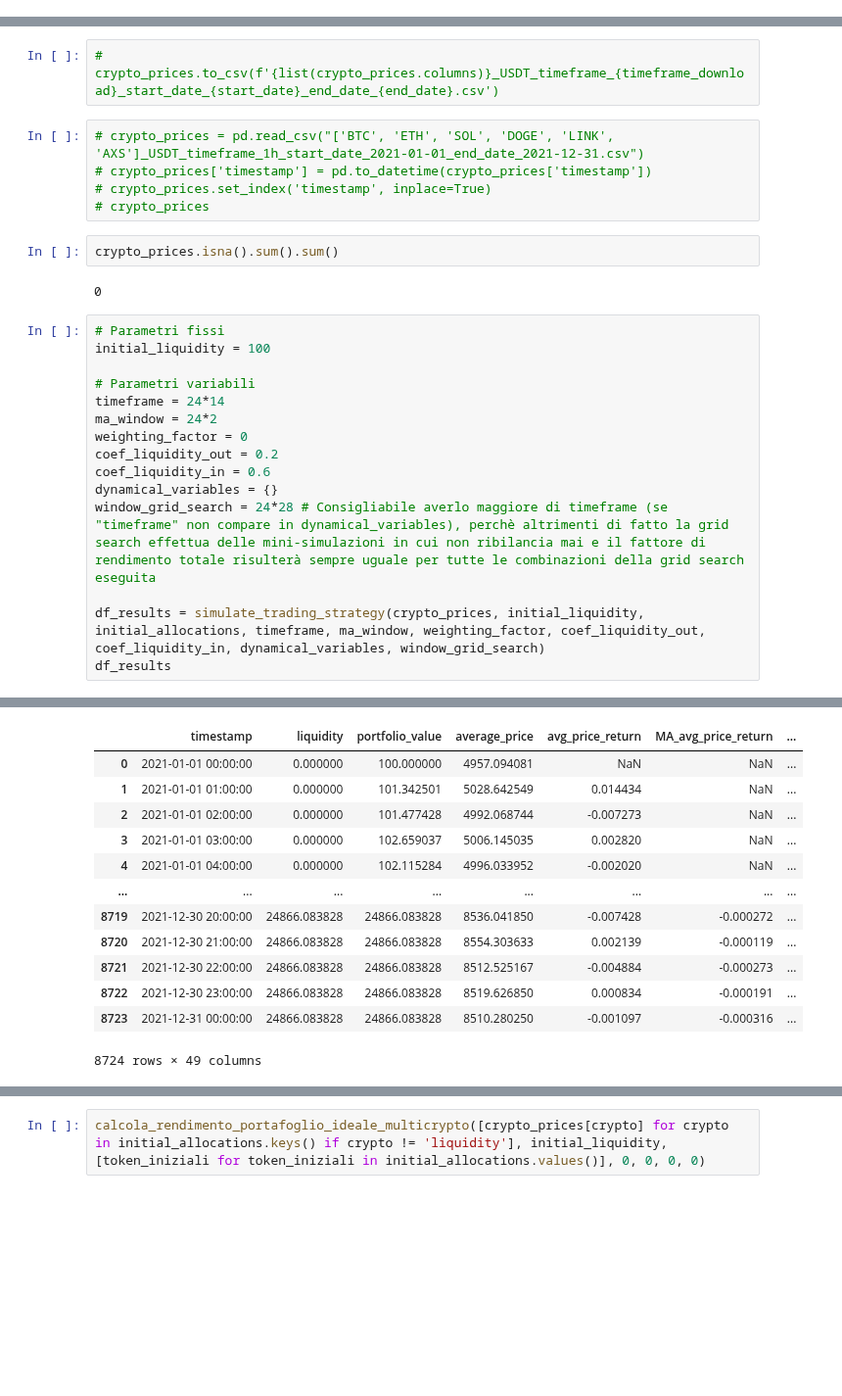
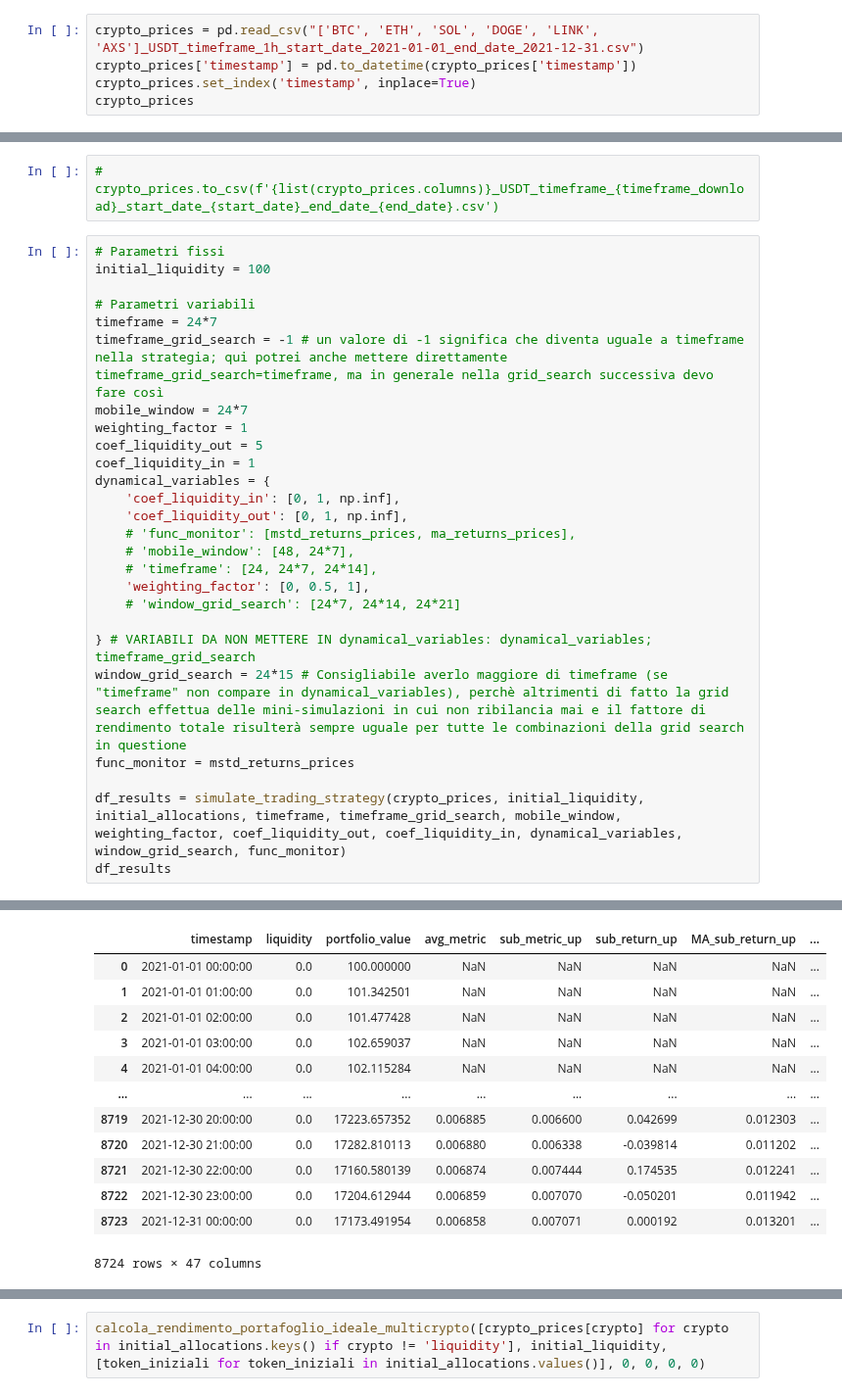
Before and after one commit to AleImbri/Crypto-strategies-simulations, a Jupyter notebook: Rotazione multi-asset con medie mobili.ipynb, the cells around one changed output, grey strips where cells are left out. Shown at 98% size. Drawn from its saved outputs; the diff is of its cells as text; blank space fills up the shorter version.

Commit message:
Aggiunto parametro timeframe_grid_search

```diff
--- a/Rotazione multi-asset con medie mobili.ipynb
+++ b/Rotazione multi-asset con medie mobili.ipynb
@@ -889,0 +1063,5 @@ crypto_prices
+# %%
+crypto_prices = pd.read_csv("['BTC', 'ETH', 'SOL', 'DOGE', 'LINK', 'AXS']_USDT_timeframe_1h_start_date_2021-01-01_end_date_2021-12-31.csv")
+crypto_prices['timestamp'] = pd.to_datetime(crypto_prices['timestamp'])
+crypto_prices.set_index('timestamp', inplace=True)
+crypto_prices
@@ -921,28 +1114,30 @@ plt.show()
 [figure]
 # %%
 # crypto_prices.to_csv(f'{list(crypto_prices.columns)}_USDT_timeframe_{timeframe_download}_start_date_{start_date}_end_date_{end_date}.csv')
-# %%
-# crypto_prices = pd.read_csv("['BTC', 'ETH', 'SOL', 'DOGE', 'LINK', 'AXS']_USDT_timeframe_1h_start_date_2021-01-01_end_date_2021-12-31.csv")
-# crypto_prices['timestamp'] = pd.to_datetime(crypto_prices['timestamp'])
-# crypto_prices.set_index('timestamp', inplace=True)
-# crypto_prices
-# %%
-crypto_prices.isna().sum().sum()
-# %% [output]
-0
 # %%
 # Parametri fissi
 initial_liquidity = 100
 
 # Parametri variabili
-timeframe = 24*14
-ma_window = 24*2
-weighting_factor = 0
-coef_liquidity_out = 0.2
-coef_liquidity_in = 0.6
-dynamical_variables = {}
-window_grid_search = 24*28 # Consigliabile averlo maggiore di timeframe (se "timeframe" non compare in dynamical_variables), perchè altrimenti di fatto la grid search effettua delle mini-simulazioni in cui non ribilancia mai e il fattore di rendimento totale risulterà sempre uguale per tutte le combinazioni della grid search eseguita
+timeframe = 24*7
+timeframe_grid_search = -1 # un valore di -1 significa che diventa uguale a timeframe nella strategia; qui potrei anche mettere direttamente timeframe_grid_search=timeframe, ma in generale nella grid_search successiva devo fare così
+mobile_window = 24*7
+weighting_factor = 1
+coef_liquidity_out = 5
+coef_liquidity_in = 1
+dynamical_variables = {
+    'coef_liquidity_in': [0, 1, np.inf],
+    'coef_liquidity_out': [0, 1, np.inf],
+    # 'func_monitor': [mstd_returns_prices, ma_returns_prices],
+    # 'mobile_window': [48, 24*7],
+    # 'timeframe': [24, 24*7, 24*14],
+    'weighting_factor': [0, 0.5, 1],
+    # 'window_grid_search': [24*7, 24*14, 24*21]
 
-df_results = simulate_trading_strategy(crypto_prices, initial_liquidity, initial_allocations, timeframe, ma_window, weighting_factor, coef_liquidity_out, coef_liquidity_in, dynamical_variables, window_grid_search)
+} # VARIABILI DA NON METTERE IN dynamical_variables: dynamical_variables; timeframe_grid_search
+window_grid_search = 24*15 # Consigliabile averlo maggiore di timeframe (se "timeframe" non compare in dynamical_variables), perchè altrimenti di fatto la grid search effettua delle mini-simulazioni in cui non ribilancia mai e il fattore di rendimento totale risulterà sempre uguale per tutte le combinazioni della grid search in questione
+func_monitor = mstd_returns_prices
+
+df_results = simulate_trading_strategy(crypto_prices, initial_liquidity, initial_allocations, timeframe, timeframe_grid_search, mobile_window, weighting_factor, coef_liquidity_out, coef_liquidity_in, dynamical_variables, window_grid_search, func_monitor)
 df_results
 # %% [output]
@@ -949,16 +1161,16 @@ df_results
-|  | timestamp | liquidity | portfolio_value | average_price | avg_price_return | MA_avg_price_return | ... |
-| 0 | 2021-01-01 00:00:00 | 0.000000 | 100.000000 | 4957.094081 | NaN | NaN | ... |
-| 1 | 2021-01-01 01:00:00 | 0.000000 | 101.342501 | 5028.642549 | 0.014434 | NaN | ... |
-| 2 | 2021-01-01 02:00:00 | 0.000000 | 101.477428 | 4992.068744 | -0.007273 | NaN | ... |
-| 3 | 2021-01-01 03:00:00 | 0.000000 | 102.659037 | 5006.145035 | 0.002820 | NaN | ... |
-| 4 | 2021-01-01 04:00:00 | 0.000000 | 102.115284 | 4996.033952 | -0.002020 | NaN | ... |
-| ... | ... | ... | ... | ... | ... | ... | ... |
-| 8719 | 2021-12-30 20:00:00 | 24866.083828 | 24866.083828 | 8536.041850 | -0.007428 | -0.000272 | ... |
-| 8720 | 2021-12-30 21:00:00 | 24866.083828 | 24866.083828 | 8554.303633 | 0.002139 | -0.000119 | ... |
-| 8721 | 2021-12-30 22:00:00 | 24866.083828 | 24866.083828 | 8512.525167 | -0.004884 | -0.000273 | ... |
-| 8722 | 2021-12-30 23:00:00 | 24866.083828 | 24866.083828 | 8519.626850 | 0.000834 | -0.000191 | ... |
-| 8723 | 2021-12-31 00:00:00 | 24866.083828 | 24866.083828 | 8510.280250 | -0.001097 | -0.000316 | ... |
+|  | timestamp | liquidity | portfolio_value | avg_metric | sub_metric_up | sub_return_up | MA_sub_return_up | ... |
+| 0 | 2021-01-01 00:00:00 | 0.0 | 100.000000 | NaN | NaN | NaN | NaN | ... |
+| 1 | 2021-01-01 01:00:00 | 0.0 | 101.342501 | NaN | NaN | NaN | NaN | ... |
+| 2 | 2021-01-01 02:00:00 | 0.0 | 101.477428 | NaN | NaN | NaN | NaN | ... |
+| 3 | 2021-01-01 03:00:00 | 0.0 | 102.659037 | NaN | NaN | NaN | NaN | ... |
+| 4 | 2021-01-01 04:00:00 | 0.0 | 102.115284 | NaN | NaN | NaN | NaN | ... |
+| ... | ... | ... | ... | ... | ... | ... | ... | ... |
+| 8719 | 2021-12-30 20:00:00 | 0.0 | 17223.657352 | 0.006885 | 0.006600 | 0.042699 | 0.012303 | ... |
+| 8720 | 2021-12-30 21:00:00 | 0.0 | 17282.810113 | 0.006880 | 0.006338 | -0.039814 | 0.011202 | ... |
+| 8721 | 2021-12-30 22:00:00 | 0.0 | 17160.580139 | 0.006874 | 0.007444 | 0.174535 | 0.012241 | ... |
+| 8722 | 2021-12-30 23:00:00 | 0.0 | 17204.612944 | 0.006859 | 0.007070 | -0.050201 | 0.011942 | ... |
+| 8723 | 2021-12-31 00:00:00 | 0.0 | 17173.491954 | 0.006858 | 0.007071 | 0.000192 | 0.013201 | ... |
-8724 rows × 49 columns
+8724 rows × 47 columns
 # %%
 df_results['portfolio_value'].iloc[-1] / df_results['portfolio_value'].iloc[0]
 # %% [output]
```
Also changed, not shown: parts of 41 cells of this notebook, 2 other files.
